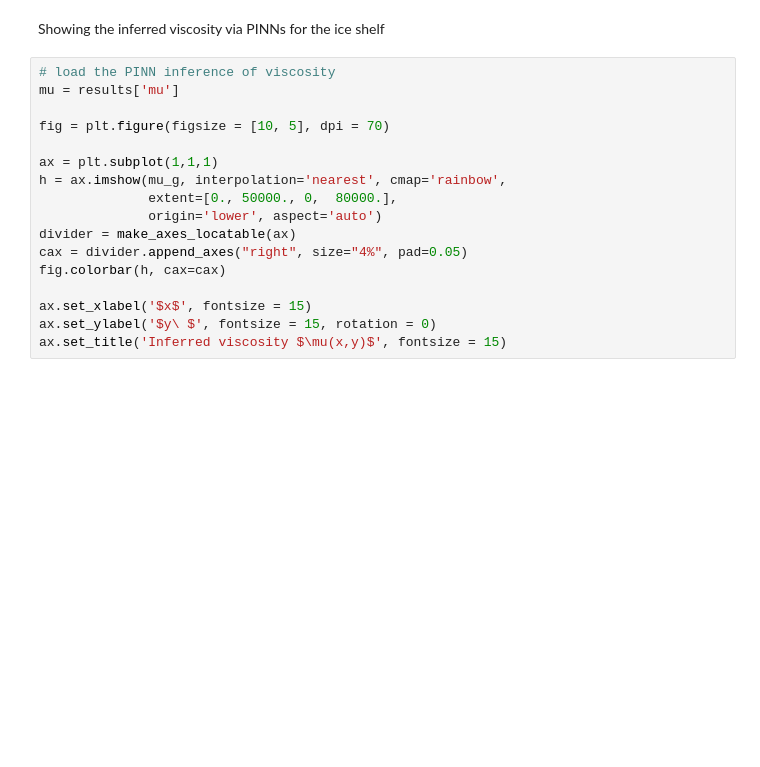
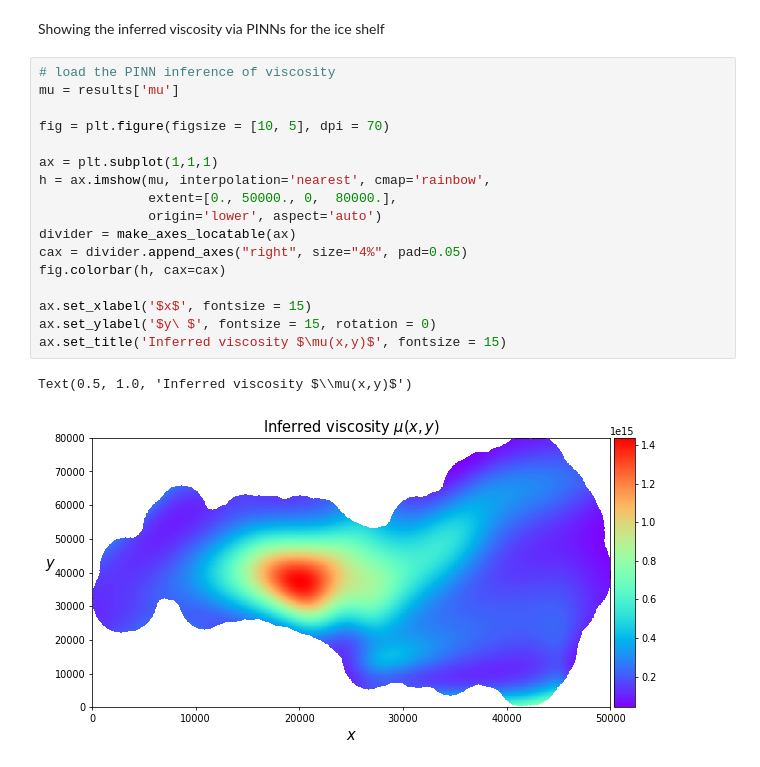
Before and after one commit to YaoGroup/DIFFICE_jax, a Jupyter notebook: ice_shelf/pinn_icedata.ipynb, the cells around one changed output. Cells and saved outputs as stored; diff of their text form; blank space fills up the shorter version.

```diff
--- a/ice_shelf/pinn_icedata.ipynb
+++ b/ice_shelf/pinn_icedata.ipynb
@@ -239,17 +203,20 @@ Showing the inferred viscosity via PINNs for the ice shelf
 # %%
 # load the PINN inference of viscosity
 mu = results['mu']
 
 fig = plt.figure(figsize = [10, 5], dpi = 70)
 
 ax = plt.subplot(1,1,1)
-h = ax.imshow(mu_g, interpolation='nearest', cmap='rainbow',
+h = ax.imshow(mu, interpolation='nearest', cmap='rainbow',
               extent=[0., 50000., 0,  80000.],
               origin='lower', aspect='auto')
 divider = make_axes_locatable(ax)
 cax = divider.append_axes("right", size="4%", pad=0.05)
 fig.colorbar(h, cax=cax)
 
 ax.set_xlabel('$x$', fontsize = 15)
 ax.set_ylabel('$y\ $', fontsize = 15, rotation = 0)
 ax.set_title('Inferred viscosity $\mu(x,y)$', fontsize = 15)
+# %% [output]
+Text(0.5, 1.0, 'Inferred viscosity $\\mu(x,y)$')
+[figure, added]
```
Also changed, not shown: parts of 5 cells of this notebook.
